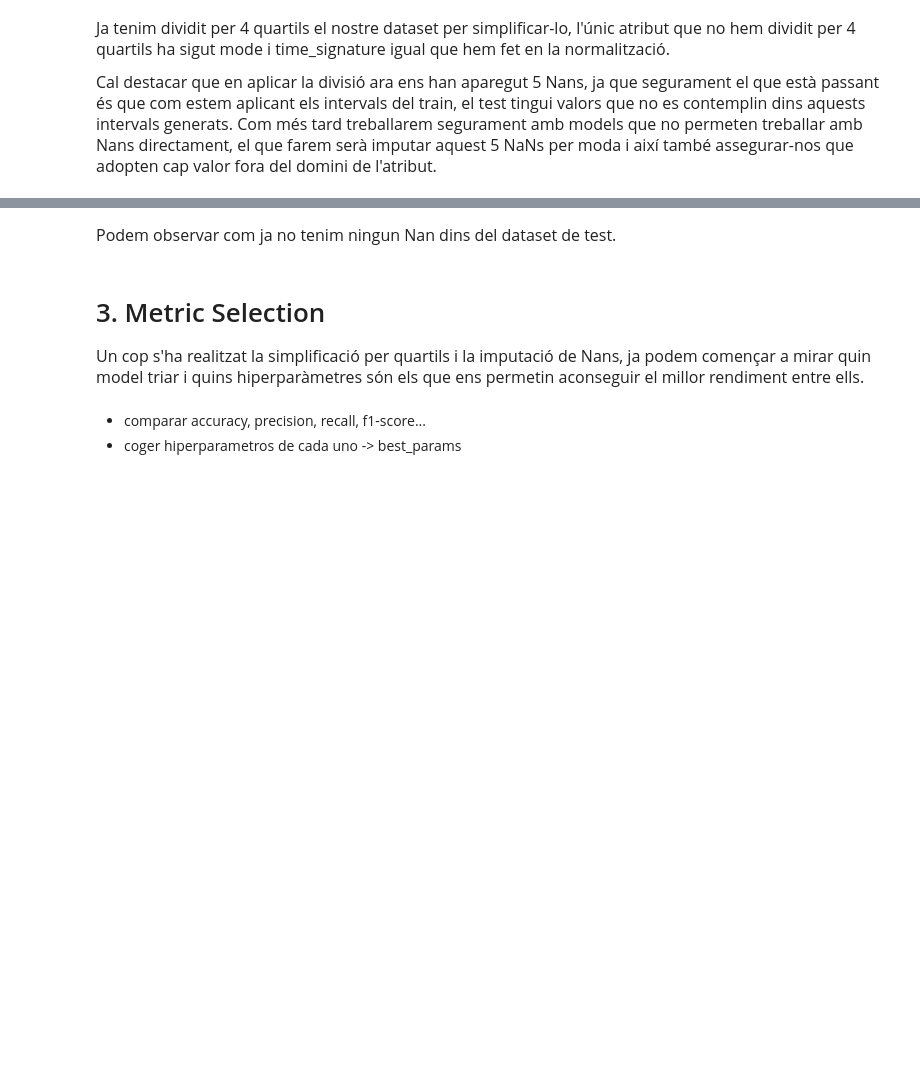
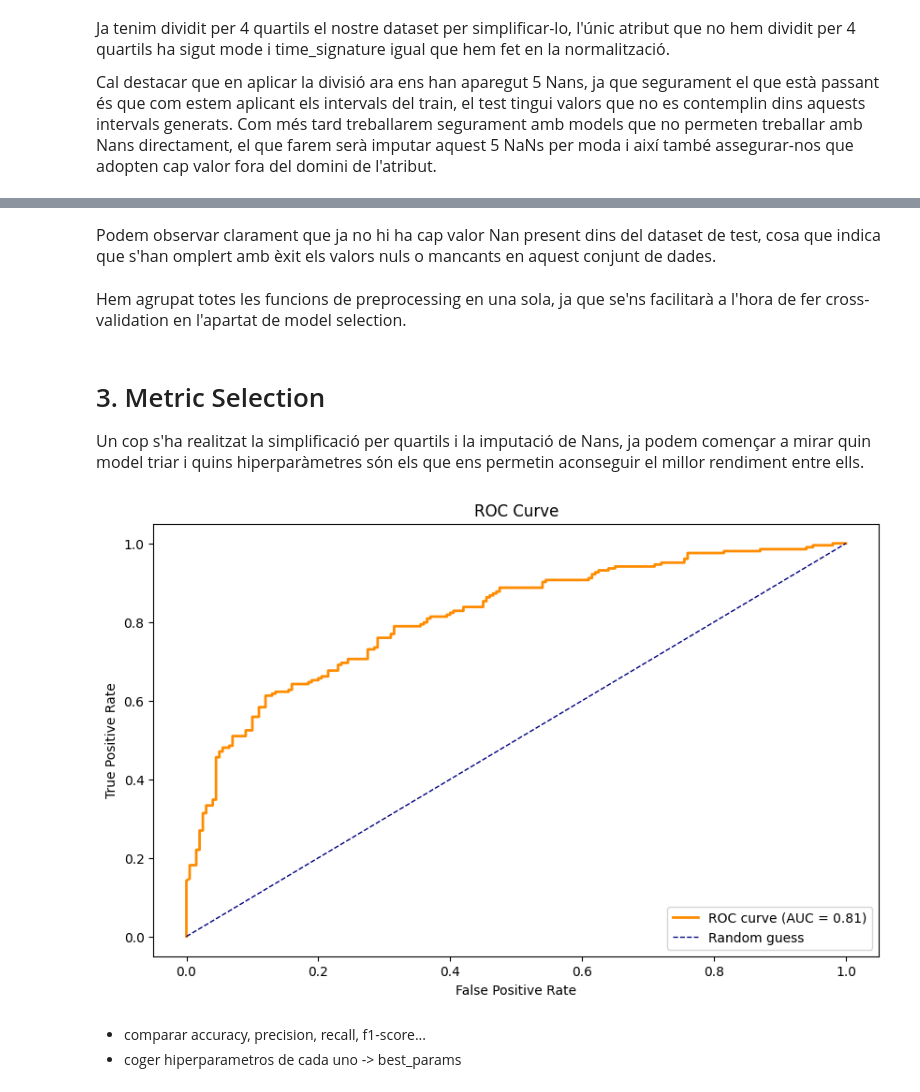
Before and after one commit to laranyeta/APC-Kaggle, a Jupyter notebook: APC_Kaggle_SpotifySongAttributes.ipynb, the cells around one changed output, grey strips where cells are left out. Saved outputs shown, nothing was run; the diff lists cells and outputs as text; code cells hidden in the pictures; blank space fills up the shorter version.

```diff
--- a/APC_Kaggle_SpotifySongAttributes.ipynb
+++ b/APC_Kaggle_SpotifySongAttributes.ipynb
@@ -289,0 +287,3 @@ X_train
+# %%
+X_train,X_test=agrupar(X_train, X_test)
+X_train
@@ -338,0 +333,15 @@ Files imputades:
+# %%
+def imputacio(X_train, X_test):
+    imputer = SimpleImputer(strategy='most_frequent')
+    imputer.fit(X_train)
+
+    X_imputed = imputer.transform(X_test)
+    X_imputed = pd.DataFrame(X_imputed, columns=X_test.columns)
+
+    return X_imputed
+# %%
+X_test=imputacio(X_train, X_test)
+
+print("Files imputades:")
+nan_rows = X_test.loc[index_nans]
+nan_rows
@@ -339,4 +355,4 @@ Files imputades:
 # %% [markdown]
 <section style="color: #525958;">
-<p style="font-family: 'Arial'; font-size:16px;">Podem observar com ja no tenim ningun Nan dins del dataset de test.</p>
+<p style="font-family: 'Arial'; font-size:16px;">Podem observar clarament que ja no hi ha cap valor Nan present dins del dataset de test, cosa que indica que s'han omplert amb èxit els valors nuls o mancants en aquest conjunt de dades.</p>
 </section>
@@ -343,8 +366,43 @@ Files imputades:
+# %% [markdown]
+<section style="color: #525958;">
+<p style="font-family: 'Arial'; font-size:16px;">Hem agrupat totes les funcions de preprocessing en una sola, ja que se'ns facilitarà a l'hora de fer cross-validation en l'apartat de model selection.</p>
+</section>
 # %% [markdown]
 # 3. Metric Selection
 <section style="color: #525958;">
 <p style="font-family: 'Arial'; font-size:16px;">Un cop s'ha realitzat la simplificació per quartils i la imputació de Nans, ja podem començar a mirar quin model triar i quins hiperparàmetres són els que ens permetin aconseguir el millor rendiment entre ells.</p>
 </section>
+# %%
+from sklearn.datasets import make_classification
+from sklearn.linear_model import LogisticRegression
+from sklearn.metrics import roc_curve, auc
+from sklearn.model_selection import train_test_split
+import matplotlib.pyplot as plt
+
+# Generar dades d'exemple
+
+# Entrenament del model
+model = LogisticRegression()
+model.fit(X_train, y_train)
+
+# Prediccions probabilístiques
+y_prob = model.predict_proba(X_test)[:, 1]
+
+# Calcular la corba ROC i l'AUC
+fpr, tpr, thresholds = roc_curve(y_test, y_prob)
+roc_auc = auc(fpr, tpr)
+
+# Visualitzar
+plt.figure(figsize=(10, 6))
+plt.plot(fpr, tpr, color='darkorange', lw=2, label=f'ROC curve (AUC = {roc_auc:.2f})')
+plt.plot([0, 1], [0, 1], color='navy', lw=1, linestyle='--', label='Random guess')
+plt.xlabel('False Positive Rate')
+plt.ylabel('True Positive Rate')
+plt.title('ROC Curve')
+plt.legend(loc="lower right")
+plt.show()
+# %% [output]
+[figure, added]
 # %% [markdown]
 - comparar accuracy, precision, recall, f1-score...
 - coger hiperparametros de cada uno -> best_params
```
Also changed, not shown: parts of 11 cells of this notebook.
